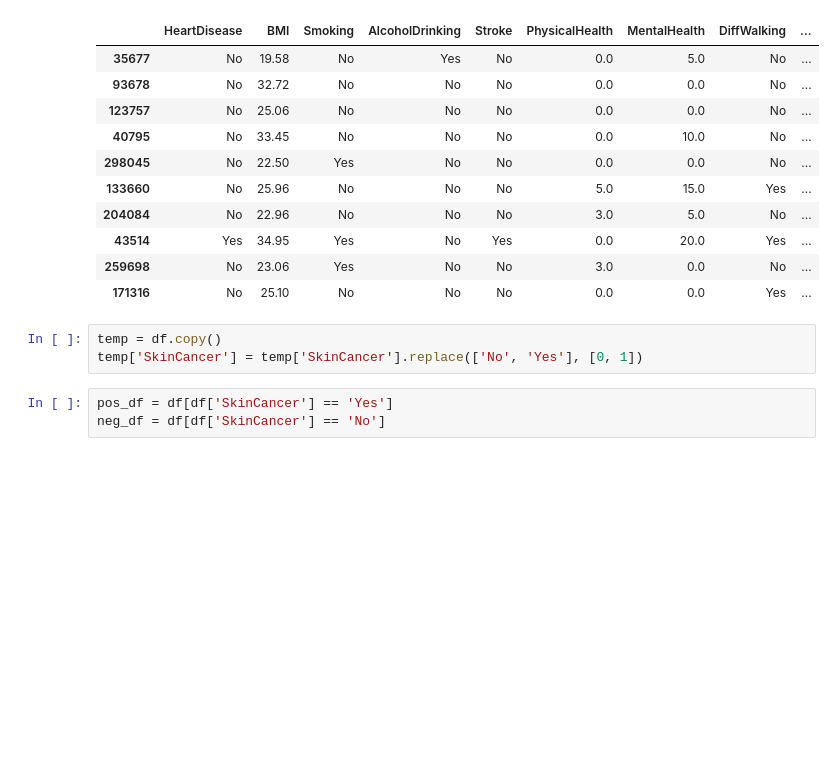
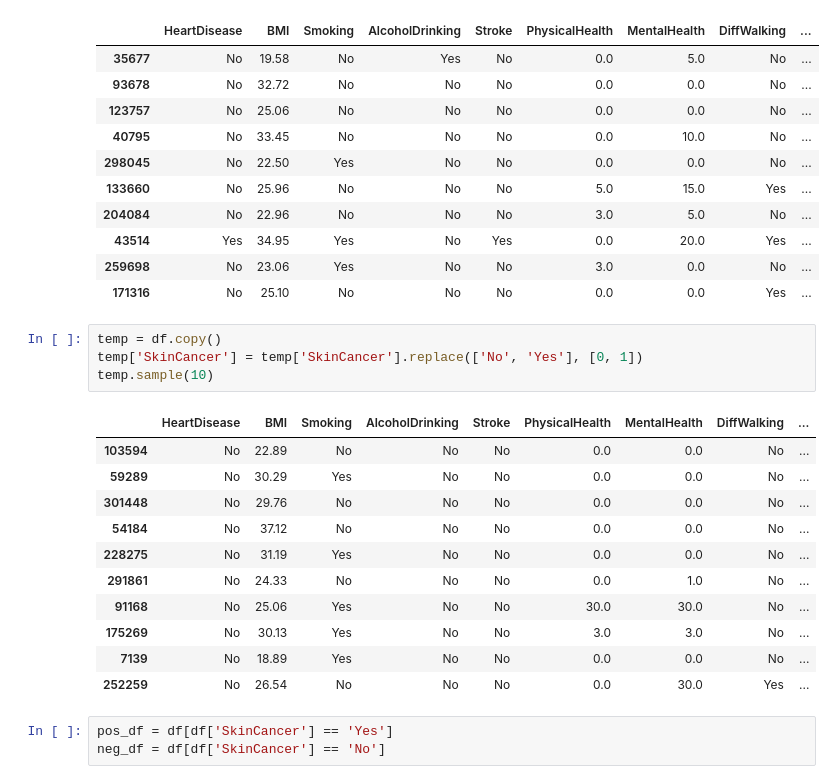
Before and after one commit to pcopeland/Heart-Disease-Prediction, a Jupyter notebook: Source/HeartDiseaseModels.ipynb, the cells around one changed output. Cells and saved outputs as stored; diff of their text form; blank space fills up the shorter version.

```diff
--- a/Source/HeartDiseaseModels.ipynb
+++ b/Source/HeartDiseaseModels.ipynb
@@ -22,6 +22,19 @@ df.sample(10)
 # %%
 temp = df.copy()
 temp['SkinCancer'] = temp['SkinCancer'].replace(['No', 'Yes'], [0, 1])
+temp.sample(10)
+# %% [output]
+|  | HeartDisease | BMI | Smoking | AlcoholDrinking | Stroke | PhysicalHealth | MentalHealth | DiffWalking | ... |
+| 103594 | No | 22.89 | No | No | No | 0.0 | 0.0 | No | ... |
+| 59289 | No | 30.29 | Yes | No | No | 0.0 | 0.0 | No | ... |
+| 301448 | No | 29.76 | No | No | No | 0.0 | 0.0 | No | ... |
+| 54184 | No | 37.12 | No | No | No | 0.0 | 0.0 | No | ... |
+| 228275 | No | 31.19 | Yes | No | No | 0.0 | 0.0 | No | ... |
+| 291861 | No | 24.33 | No | No | No | 0.0 | 1.0 | No | ... |
+| 91168 | No | 25.06 | Yes | No | No | 30.0 | 30.0 | No | ... |
+| 175269 | No | 30.13 | Yes | No | No | 3.0 | 3.0 | No | ... |
+| 7139 | No | 18.89 | Yes | No | No | 0.0 | 0.0 | No | ... |
+| 252259 | No | 26.54 | No | No | No | 0.0 | 30.0 | Yes | ... |
 # %%
 pos_df = df[df['SkinCancer'] == 'Yes']
 neg_df = df[df['SkinCancer'] == 'No']
```
Also changed, not shown: parts of 21 cells of this notebook.
